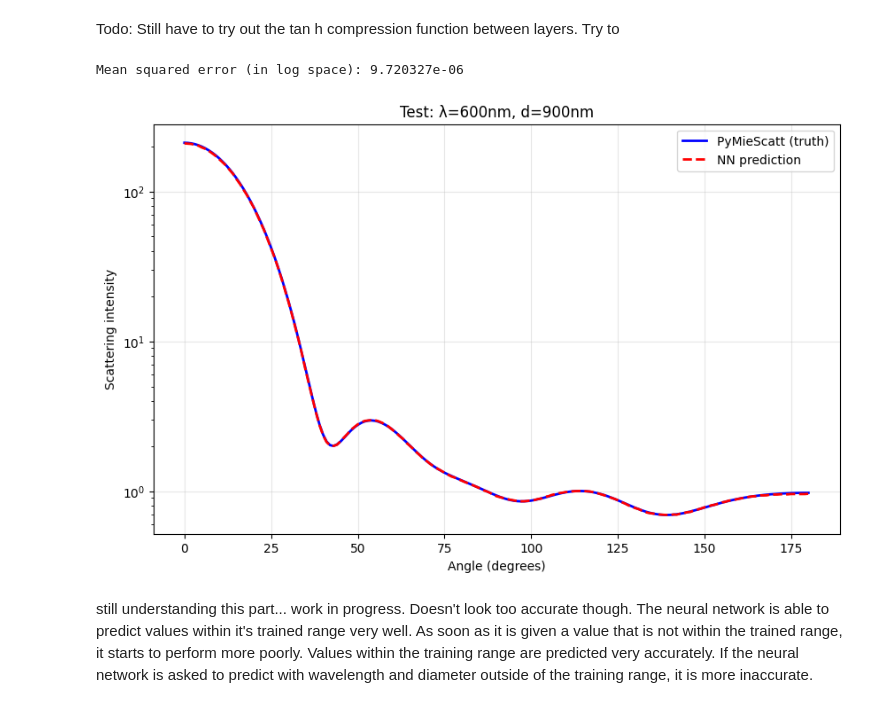
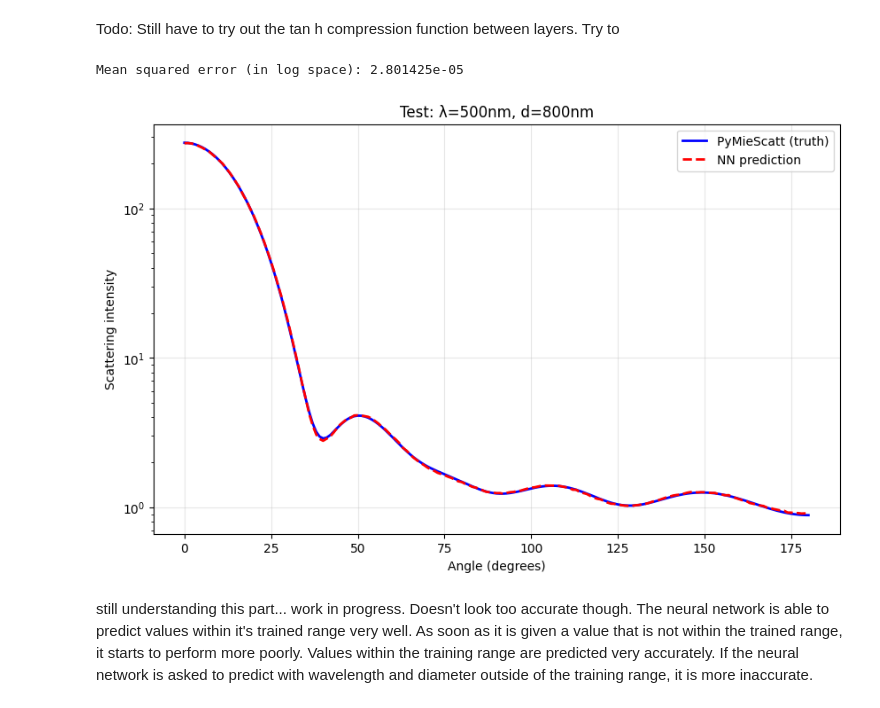
Before and after one commit to james-613/Simple-Mie-Theory-Neural-Network, a Jupyter notebook: simple_mie_theory_NN.ipynb, the cells around one changed output. Drawn from its saved outputs; the diff is of its cells as text; code cells hidden in the pictures.

```diff
--- a/simple_mie_theory_NN.ipynb
+++ b/simple_mie_theory_NN.ipynb
@@ -43,9 +43,15 @@ First few SU values: [274.50568018 273.77890685 271.60879971 268.02578541 263.07
 # %%
 N_SAMPLES = 10000
 
+
+# inputs_saved = np.load('inputs_5d.npy')           # (N, 5)
+# outputs_saved = np.load('outputs_5d.npy')         # (N, 1)
+
 # Pre-allocate arrays
-inputs = np.zeros((N_SAMPLES, 4))     # 2 features: wavelength, diameter
+inputs = np.zeros((N_SAMPLES, 4))     # everything but angle
 outputs = np.zeros((N_SAMPLES, 181))  # 181 angles per curve
+
+
 
 # Fixed values for brown carbon
 # n = 1.6
@@ -57,7 +63,7 @@ print("Generating training data through physics")
 for i in range(N_SAMPLES):
     # Sample random wavelength and diameter
     wavelength = np.random.uniform(450, 550)
-    diameter = np.random.uniform(700, 900)
+    diameter = np.random.uniform(600, 900)
     n = np.random.uniform(1.5, 1.86) # following the paper from Liu et al
     k = np.random.uniform(0.68, 1.00) # following the paper from Liu et al
     m = complex(n, k)
@@ -164,13 +171,13 @@ Split the data into training and testing data, formatting the data so it's ready
 model = nn.Sequential(
     nn.Linear(4, 128),       # input layer: 4 features to 128 neurons
     nn.GELU(),
-    nn.Linear(128, 256),     # hidden layer: 128 to 256
+    nn.Linear(128, 256),     # hidden layer: 32 -> 64
     nn.GELU(),
     nn.Linear(256, 512),
     nn.GELU(),
-    nn.Linear(512, 256),     # output layer: 256 to 256 (one per angle)
+    nn.Linear(512, 256),
     nn.GELU(),
-    nn.Linear(256, 181),    # ouput layer: 256 to 181
+    nn.Linear(256, 181)
 )
 
 print(model)
@@ -218,7 +225,7 @@ Parameter Group 0
 Loss function: MSELoss()
 # %%
 N_EPOCHS = 200
-BATCH_SIZE = 128
+BATCH_SIZE = 256
 
 train_losses = []
 test_losses = []
@@ -324,7 +331,7 @@ for idx, color in zip(indices, colors):
     norm_w = X_test[idx, 0].item()
     norm_d = X_test[idx, 1].item()
     real_w = norm_w * 100 + 450
-    real_d = norm_d * 200 + 700
+    real_d = norm_d * 300 + 600
 
     # Convert log10 back to real brightness values
     true_curve = y_test[idx].numpy() ** 10 # take the log output brightness values and turn them back to their original values
@@ -369,7 +376,7 @@ def predict_scattering(wavelength, diameter, n, k):
     """Predict scattering curve for a given wavelength and diameter."""
     # Normalize the inputs the same way we did during training
     norm_wavelength = (wavelength - 450) / 100
-    norm_diameter   = (diameter - 700) / 200
+    norm_diameter   = (diameter - 600) / 300
     norm_n = (n-1.5)/(1.86-1.5)
     norm_k = (k-0.68)/(0.32)
 
@@ -390,39 +397,39 @@ def true_scattering(wavelength, diameter, n, k):
     """Compute the actual PyMieScatt scattering curve."""
     m = complex(n, k) # for any set of parameters
     theta, SL, SR, SU = ps.ScatteringFunction(
         m, wavelength, diameter,
         minAngle=0, maxAngle=180, angularResolution=1
     )
     return SU
 
 
 # Pick any wavelength and diameter to test
-test_wavelength = 600  # nm
-test_diameter = 900    # nm
-test_n = 1.7
-test_k = 0.8
+test_wavelength = 500  # nm
+test_diameter = 800   # nm
+test_n = 1.6
+test_k = 1.0
 # Get both predictions
 nn_curve = predict_scattering(test_wavelength, test_diameter, test_n, test_k)
 true_curve = true_scattering(test_wavelength, test_diameter, test_n, test_k)
 
 # Calculate error
 error = np.mean((np.log10(nn_curve) - np.log10(true_curve))**2)
 print(f"Mean squared error (in log space): {error:.6e}")
 
 # Plot
 plt.figure(figsize=(10, 6))
 plt.plot(true_curve, '-',  color='blue', linewidth=2, label='PyMieScatt (truth)')
 plt.plot(nn_curve,   '--', color='red',  linewidth=2, label='NN prediction')
 plt.xlabel("Angle (degrees)")
 plt.ylabel("Scattering intensity")
 plt.title(f"Test: λ={test_wavelength}nm, d={test_diameter}nm")
 plt.yscale('log')
 plt.legend()
 plt.grid(True, alpha=0.3)
 plt.show()
 # %% [output]
-Mean squared error (in log space): 9.720327e-06
+Mean squared error (in log space): 2.801425e-05
-[figure, old version]
+[figure, new version]
 # %% [markdown]
 still understanding this part... work in progress. Doesn't look too accurate though. The neural network is able to predict values within it's trained range very well. As soon as it is given a value that is not within the trained range, it starts to perform more poorly. Values within the training range are predicted very accurately. If the neural network is asked to predict with wavelength and diameter outside of the training range, it is more inaccurate.
 # %% [markdown]
```
Also changed, not shown: parts of 9 cells of this notebook, 3 other files.
